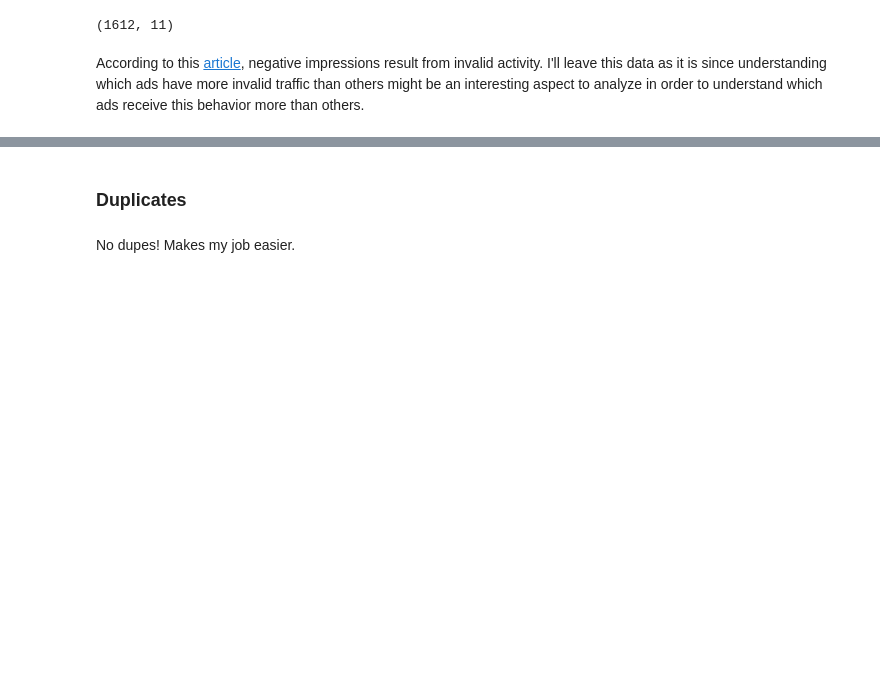
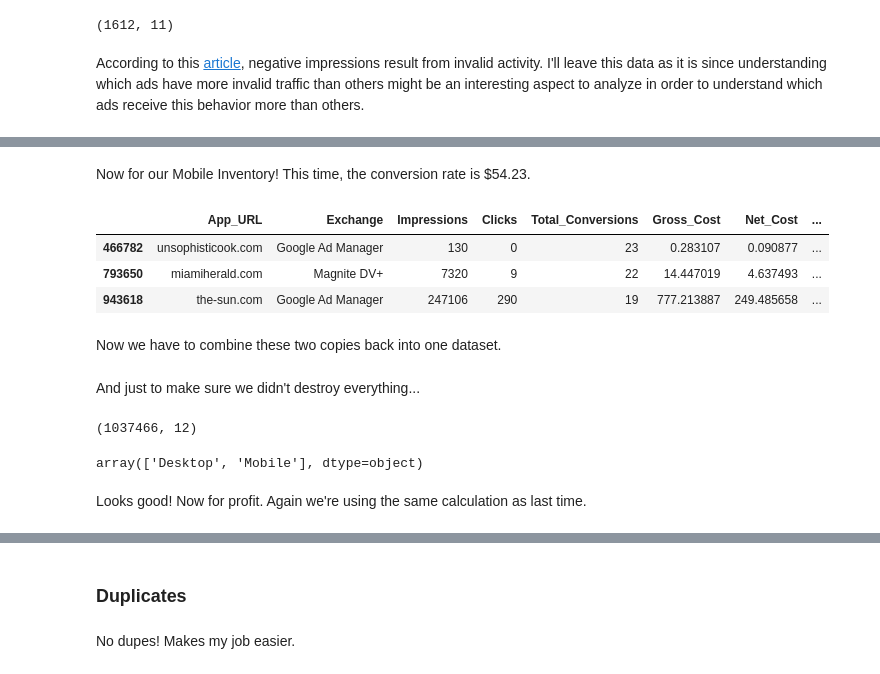
Before and after one commit to jmgcito/Media-Campaign-Analysis, a Jupyter notebook: Media_Campaign_Data_Cleanup.ipynb, the cells around one changed output, grey strips where cells are left out. Saved outputs shown, nothing was run; the diff lists cells and outputs as text; code cells hidden in the pictures; blank space fills up the shorter version.

```diff
--- a/Media_Campaign_Data_Cleanup.ipynb
+++ b/Media_Campaign_Data_Cleanup.ipynb
@@ -575,0 +611,14 @@ According to this [article](https://support.google.com/admanager/thread/17761370
+# %% [markdown]
+Now for our Mobile Inventory! This time, the conversion rate is $54.23.
+# %%
+mobile_filter = inventory_viewability_clean.Strategy_Device == 'Mobile'
+mobile_inventory = inventory_viewability_clean.loc[mobile_filter, :].copy() #need a copy here
+mobile_inventory.loc[:, 'Conversions_Revenue'] = mobile_inventory.Total_Conversions * 54.23
+mobile_inventory.sort_values('Conversions_Revenue', ascending=False).head(3)
+# %% [output]
+|  | App_URL | Exchange | Impressions | Clicks | Total_Conversions | Gross_Cost | Net_Cost | ... |
+| 466782 | unsophisticook.com | Google Ad Manager | 130 | 0 | 23 | 0.283107 | 0.090877 | ... |
+| 793650 | miamiherald.com | Magnite DV+ | 7320 | 9 | 22 | 14.447019 | 4.637493 | ... |
+| 943618 | the-sun.com | Google Ad Manager | 247106 | 290 | 19 | 777.213887 | 249.485658 | ... |
+# %% [markdown]
+Now we have to combine these two copies back into one dataset.
@@ -575,0 +627,12 @@ According to this [article](https://support.google.com/admanager/thread/17761370
+# %% [markdown]
+And just to make sure we didn't destroy everything...
+# %%
+inventory_viewability_clean.shape
+# %% [output]
+(1037466, 12)
+# %%
+inventory_viewability_clean.Strategy_Device.unique()
+# %% [output]
+array(['Desktop', 'Mobile'], dtype=object)
+# %% [markdown]
+Looks good! Now for profit. Again we're using the same calculation as last time.
```
Also changed, not shown: parts of 27 cells of this notebook.
